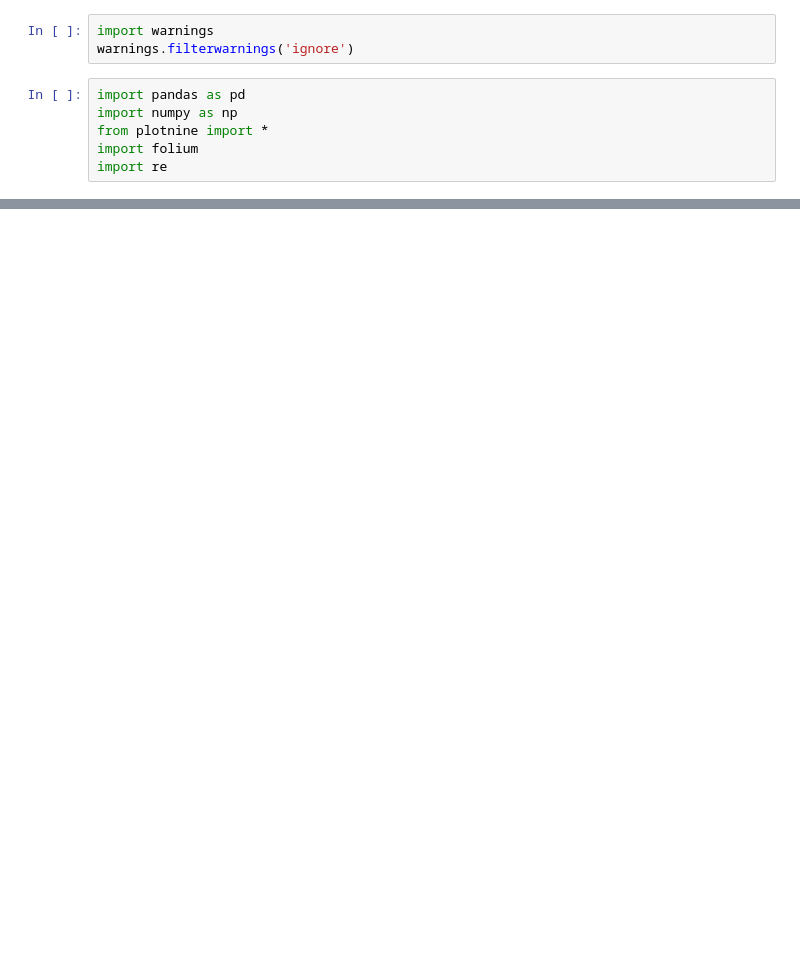
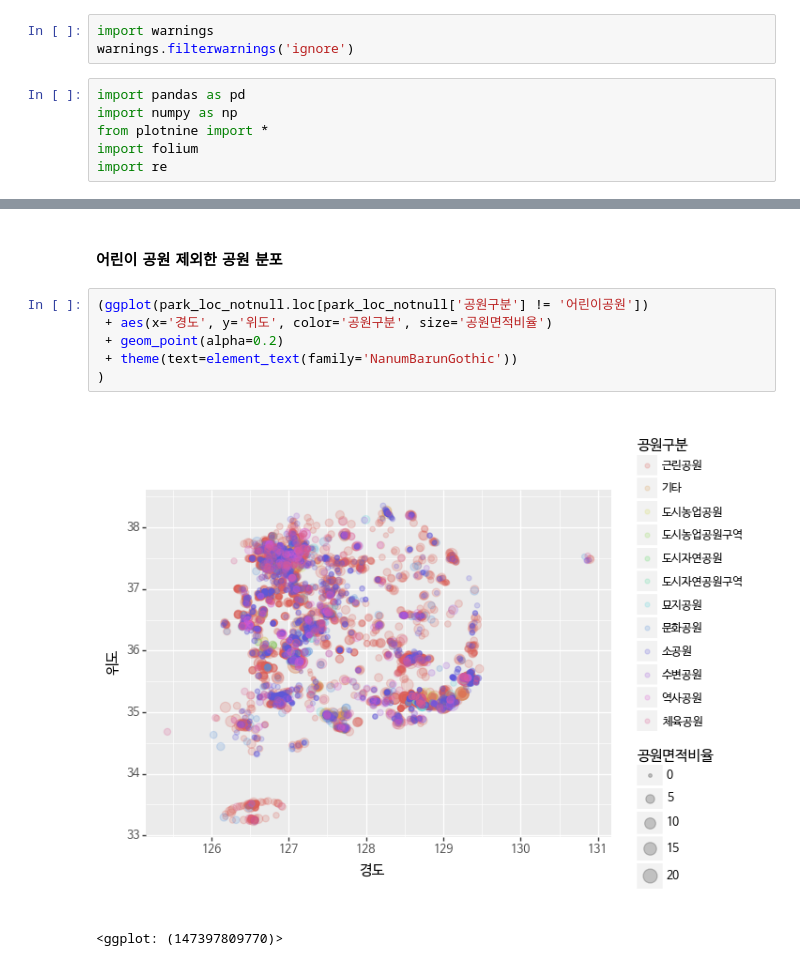
Before and after one commit to hotak90/ws, a Jupyter notebook: playground.ipynb, the cells around one changed output, grey strips where cells are left out. Drawn from its saved outputs; the diff is of its cells as text; blank space fills up the shorter version.

```diff
--- a/playground.ipynb
+++ b/playground.ipynb
@@ -496,0 +715,11 @@ msno.matrix(park)
+# %% [markdown]
+#### 어린이 공원 제외한 공원 분포
+# %%
+(ggplot(park_loc_notnull.loc[park_loc_notnull['공원구분'] != '어린이공원'])
+ + aes(x='경도', y='위도', color='공원구분', size='공원면적비율')
+ + geom_point(alpha=0.2)
+ + theme(text=element_text(family='NanumBarunGothic'))
+)
+# %% [output]
+[figure, added]
+<ggplot: (147397809770)>
```
Also changed, not shown: parts of 42 cells of this notebook.
